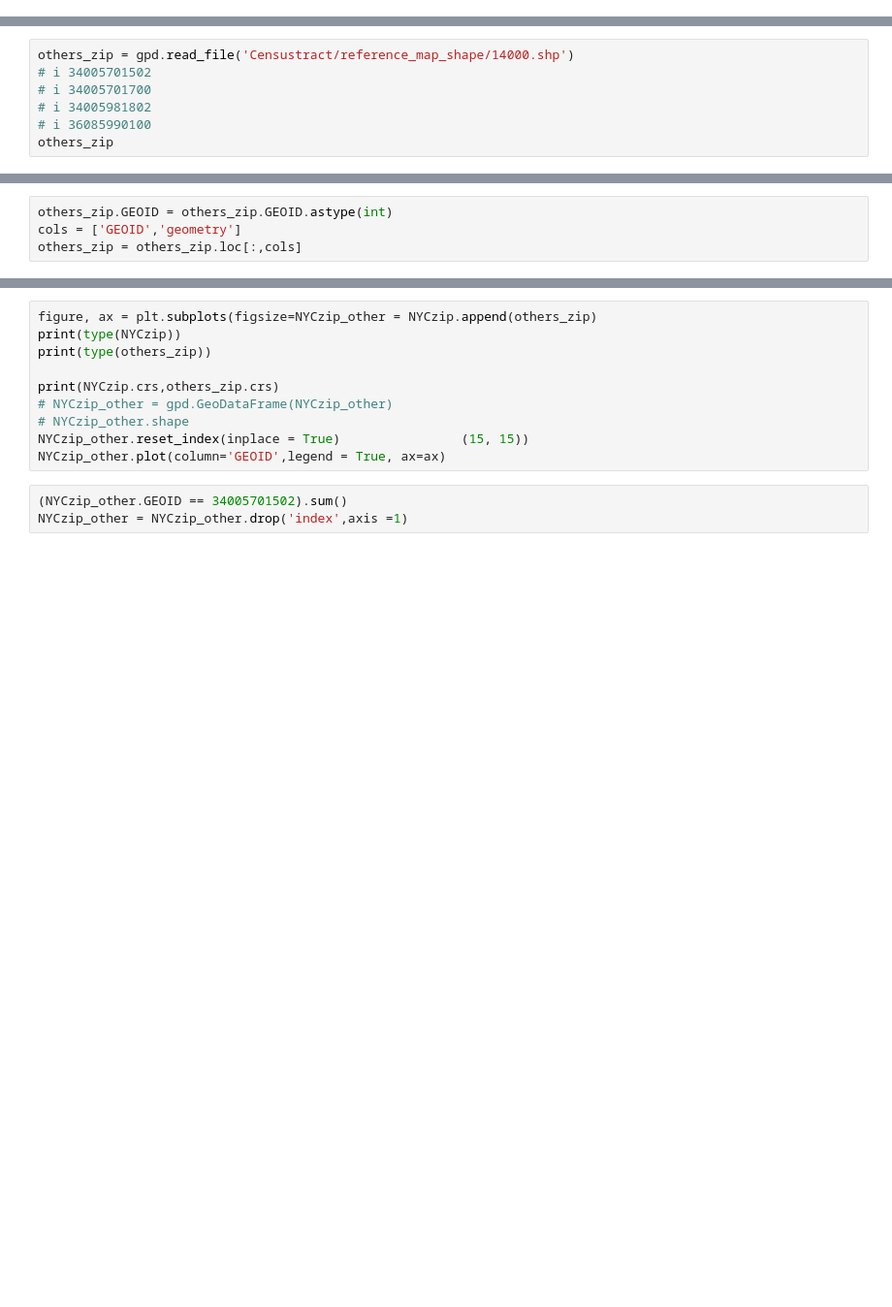
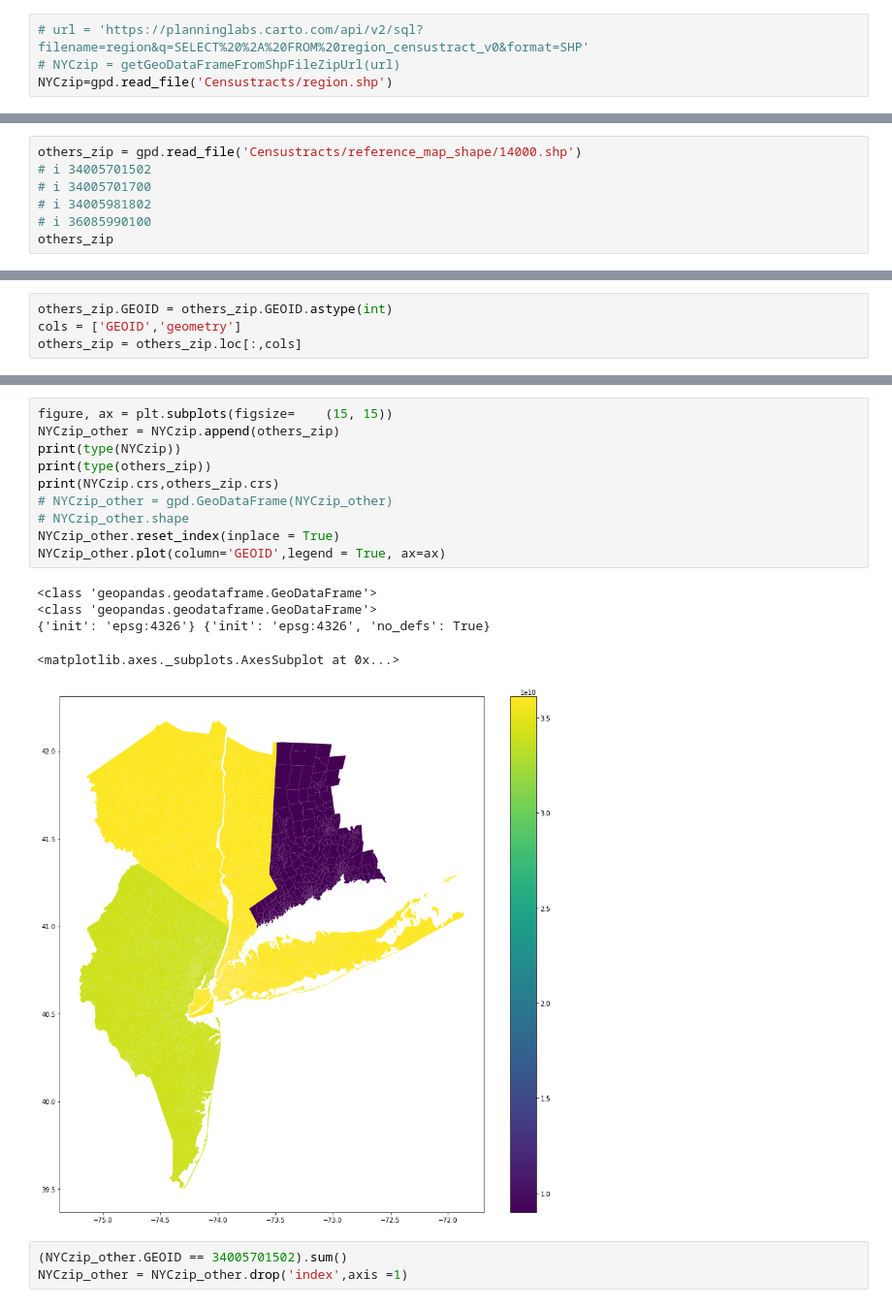
Before and after one commit to mv1742/UDPNY, a Jupyter notebook: Master_Jan2019_Typologies_Region_Shapefiles.ipynb, the cells around one changed output, grey strips where cells are left out. Shown at 97% size. Saved outputs shown, nothing was run; the diff lists cells and outputs as text; blank space fills up the shorter version.

```diff
--- a/Master_Jan2019_Typologies_Region_Shapefiles.ipynb
+++ b/Master_Jan2019_Typologies_Region_Shapefiles.ipynb
@@ -71,3 +104,7 @@ NYCzip=gpd.read_file('Censustract/region.shp')
+# %%
+# url = 'https://planninglabs.carto.com/api/v2/sql?filename=region&q=SELECT%20%2A%20FROM%20region_censustract_v0&format=SHP'
+# NYCzip = getGeoDataFrameFromShpFileZipUrl(url)
+NYCzip=gpd.read_file('Censustracts/region.shp')
 # %%
 NYCzip.plot()
 # %% [output]
@@ -117,5 +175,5 @@ NameError: name 'NYCzip' is not defined
 # %%
-others_zip = gpd.read_file('Censustract/reference_map_shape/14000.shp')
+others_zip = gpd.read_file('Censustracts/reference_map_shape/14000.shp')
 # i 34005701502
 # i 34005701700
 # i 34005981802
@@ -143,13 +219,19 @@ others_zip.plot(column='GEOID',legend = True)
 # %%
-figure, ax = plt.subplots(figsize=NYCzip_other = NYCzip.append(others_zip)
+figure, ax = plt.subplots(figsize=    (15, 15))
+NYCzip_other = NYCzip.append(others_zip)
 print(type(NYCzip))
 print(type(others_zip))
-
 print(NYCzip.crs,others_zip.crs)
 # NYCzip_other = gpd.GeoDataFrame(NYCzip_other)
 # NYCzip_other.shape
-NYCzip_other.reset_index(inplace = True)                (15, 15))
+NYCzip_other.reset_index(inplace = True)
 NYCzip_other.plot(column='GEOID',legend = True, ax=ax)
+# %% [output]
+<class 'geopandas.geodataframe.GeoDataFrame'>
+<class 'geopandas.geodataframe.GeoDataFrame'>
+{'init': 'epsg:4326'} {'init': 'epsg:4326', 'no_defs': True}
+<matplotlib.axes._subplots.AxesSubplot at 0x...>
+[figure, added]
 # %%
 (NYCzip_other.GEOID == 34005701502).sum()
 NYCzip_other = NYCzip_other.drop('index',axis =1)
```
Also changed, not shown: parts of 17 cells of this notebook, 1 other file.
